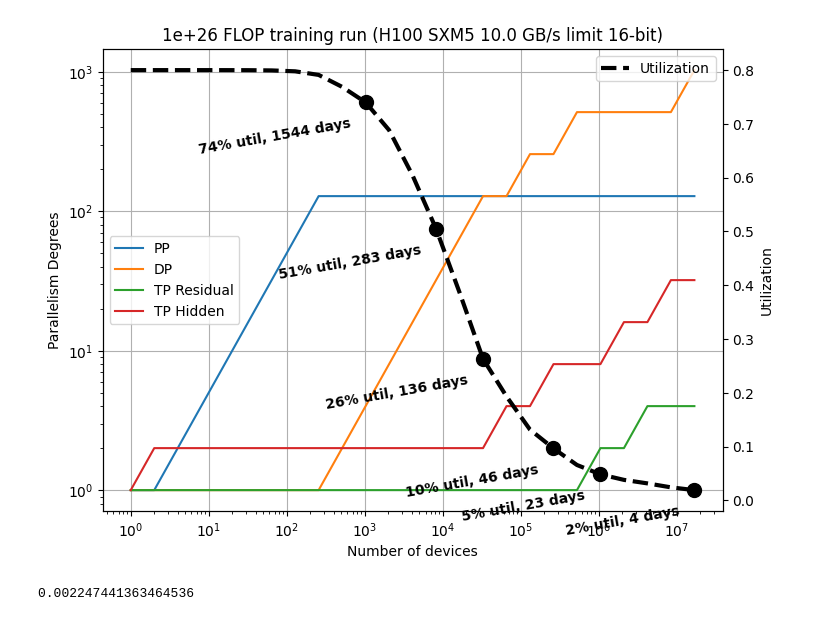
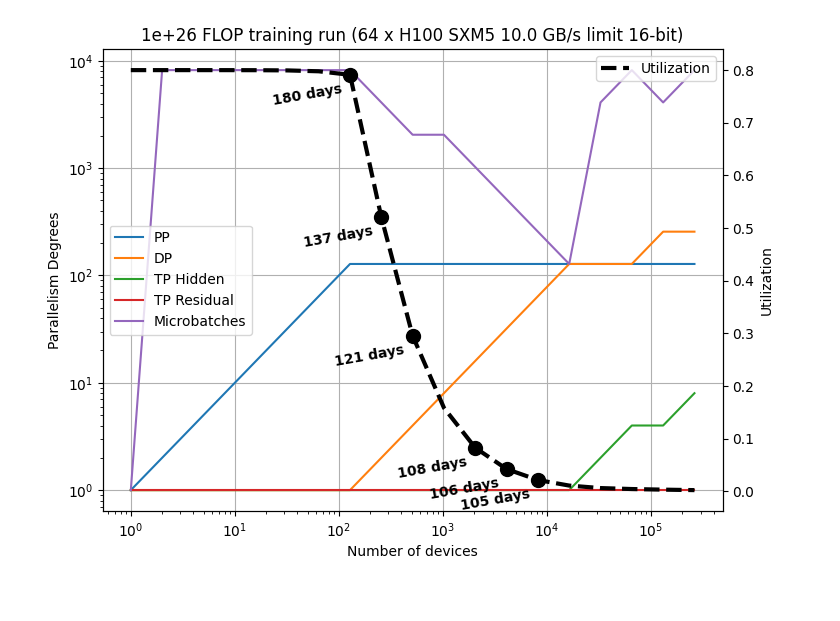
Before and after one commit to davidsj/ml_par_sim, a Jupyter notebook: run_optimizer2.ipynb, the cells around one changed output. Saved outputs shown, nothing was run; the diff lists cells and outputs as text; code cells hidden in the pictures.

Commit message:
proper data-parallel communication overlapping

```diff
--- a/run_optimizer2.ipynb
+++ b/run_optimizer2.ipynb
@@ -253,25 +273,20 @@ def add_next_parallelism(device, model, par):
 # %%
 a100 = Device('A100', 623.7e12, 1555e9, 600e9)
 h100 = Device('H100 SXM5', 1979e12, 3352e9, 900e9)
-band_limit = 10e9
-h100_rest = Device(f'H100 SXM5 {band_limit/1e9:.1f} GB/s limit', 1979e12, 3352e9, band_limit)
-device = h100_rest
-#device = Device('64 x H100 SXM5', 64*1979e12, np.inf*3352e9, 30e9)
+bw_limit = 10e9
+h100_rest = Device(f'H100 SXM5 {bw_limit/1e9:.1f} GB/s limit', 1979e12, 3352e9, bw_limit)
+h100_64pod = Device(f'64 x H100 SXM5 {bw_limit/1e9:.1f} GB/s limit', 64*1979e12, 64*3352e9, bw_limit, max_n_devices=250e3)
+device = h100_64pod
 model = ChinchillaOptimalModel(1e26)
 
-tp_residual = np.concatenate(([1]*4, np.arange(1, 25)))
-tp_hidden = np.concatenate((np.arange(1, 5), np.arange(1, 25)*model.hidden_factor))
-pp = np.ones_like(tp_hidden)
-dp = np.ones_like(tp_hidden)
-n_microbatches_per_batch = np.ones_like(tp_hidden)
-par = Parallelism(pp, dp, tp_residual, tp_hidden, n_microbatches_per_batch)
+par = Parallelism(*[np.array([1])]*5)
 
 theoretical_flop_per_sec = par.n_devices*device.flop_per_sec_8bit/model.bytewidth
 actual_flop_per_sec = model.training_flop/device.model_train_secs(model, par)
 util = actual_flop_per_sec/theoretical_flop_per_sec
 full_util = util >= 0.9999*device.base_util
 par = par[full_util]
-for i in np.arange(np.log2(15e6/par.n_devices[-1])):
+for i in np.arange(np.log2(device.max_n_devices/par.n_devices[-1])):
     par = add_next_parallelism(device, model, par)
 
 theoretical_flop_per_sec = par.n_devices*device.flop_per_sec_8bit/model.bytewidth
@@ -280,38 +295,34 @@ actual_flop_per_sec = model.training_flop/training_secs
 util = actual_flop_per_sec/theoretical_flop_per_sec
 
 fig, ax = plt.subplots(figsize=(8, 6))
 ax.set_title(f'{model.training_flop} FLOP training run ({device.name} {model.bytewidth*8}-bit)')
 ax.set_xlabel('Number of devices')
 ax.set_ylabel('Parallelism Degrees')
 ax.plot(par.n_devices, par.pp, label='PP')
 ax.plot(par.n_devices, par.dp, label='DP')
+ax.plot(par.n_devices, par.tp_hidden, label='TP Hidden')
 ax.plot(par.n_devices, par.tp_residual, label='TP Residual')
-ax.plot(par.n_devices, par.tp_hidden, label='TP Hidden')
-# ax.plot(par.n_devices, par.n_microbatches_per_batch, label='Microbatches')
+ax.plot(par.n_devices, par.n_microbatches_per_batch, label='Microbatches')
 ax.legend()
 ax.set_xscale('log')
 ax.set_yscale('log')
 
 ax2 = ax.twinx()
 ax2.set_ylabel('Utilization')
 ax2.plot(par.n_devices, util, label='Utilization', color='black', linestyle='--', linewidth=3)
 idxs = []
 training_days = training_secs/86400
 for u in [0.75, 0.5, 0.25, 0.1, 0.05, 0.02]:
     i = np.argmin(np.abs(util - u))
     idxs.append(i)
-    ax2.annotate(f'{int(np.round(100*util[i]))}% util, {int(np.round(training_days[i]))} days', (par.n_devices[i], util[i]), xytext=(-10, -10),
+    ax2.annotate(f'{int(np.round(training_days[i]))} days', (par.n_devices[i], util[i]), xytext=(-5, -5),
                  textcoords='offset points', ha='right', va='top', rotation=10, fontsize=10, weight='bold')
     if np.all(util > u):
         break
 ax2.plot(par.n_devices[idxs], util[idxs], 'o', color='black', markersize=10)
 ax.legend(loc='center left')
 ax2.legend()
 
 ax.grid()
 # %% [output]
-[figure, old version]
+[figure, new version]
-# %%
-util[training_days[par.n_devices <= 15e6].argmin()]
-# %% [output]
-0.002247441363464536
```
Also changed, not shown: parts of 4 cells of this notebook.
